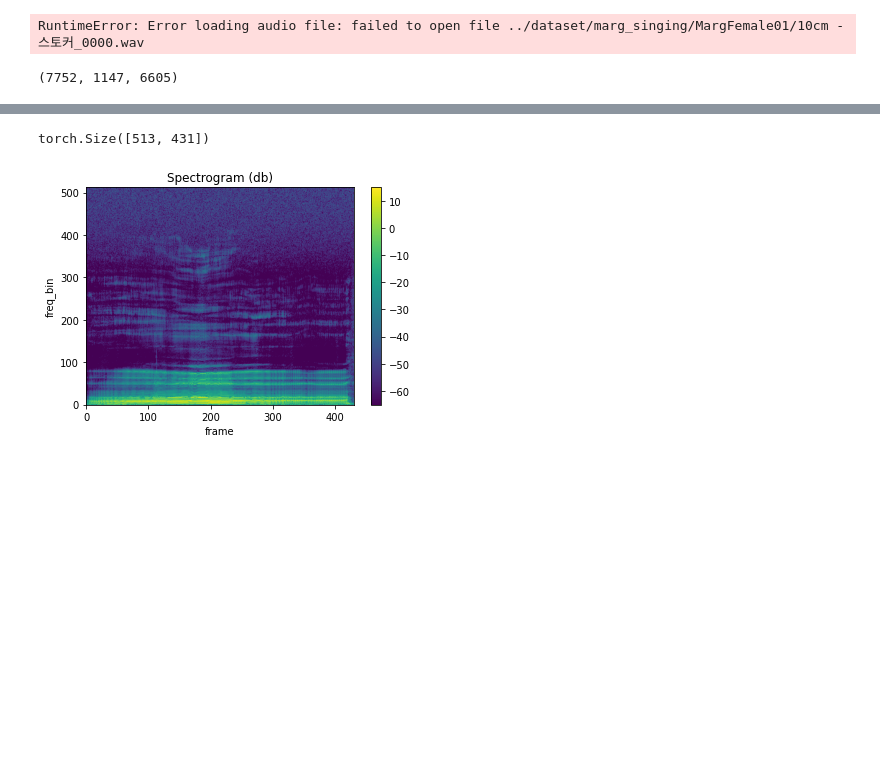
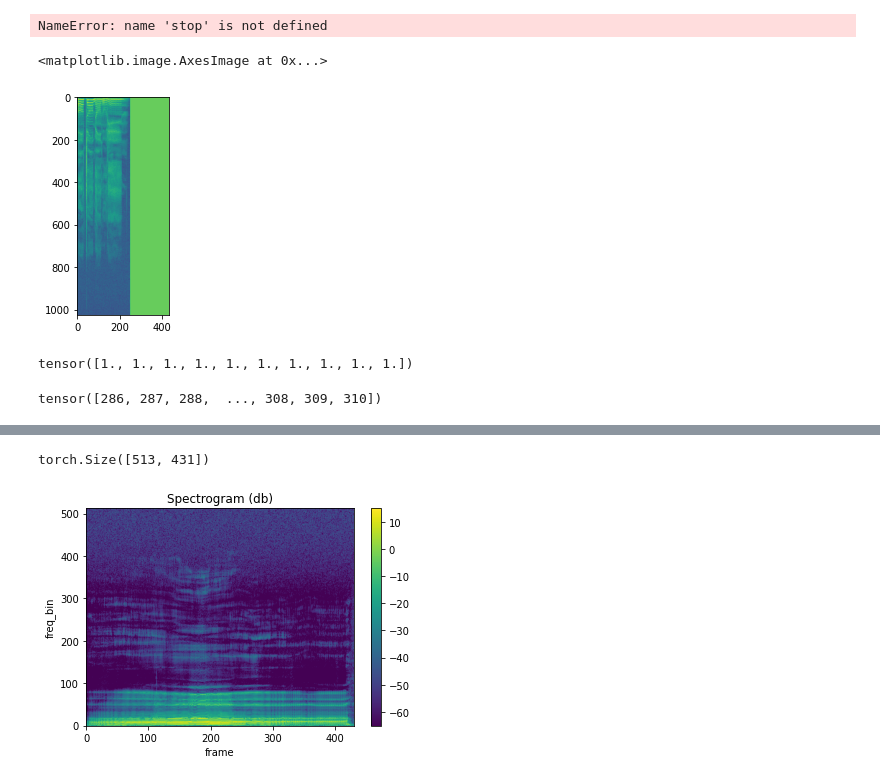
Before and after one commit to JaejunWL/A-in, a Jupyter notebook: data_loader_test.ipynb, the cells around one changed output, grey strips where cells are left out. Cells and saved outputs as stored; diff of their text form; code cells hidden in the pictures; blank space fills up the shorter version.

```diff
--- a/data_loader_test.ipynb
+++ b/data_loader_test.ipynb
@@ -88,31 +68,0 @@ whole: 9958 train: 7752 valid: 864 test: 1342
-# %%
-folder = '../dataset'
-cnt, cnt2, cnt3 = 0, 0, 0
-total_len = 0
-train_len = 0
-train_len_short = 0
-valid_len = 0
-test_len = 0
-for ix, lis in enumerate(train_list):
-    dat = torchaudio.info(os.path.join(folder, lis))
-    train_len += dat.num_frames
-    if dat.num_frames < 44100*2:
-        cnt += 1
-    if dat.num_frames < 44100*2.5:
-        cnt2 += 1
-        train_len_short += dat.num_frames
-    if dat.num_frames > 44100*5:
-        cnt3 += 1
-
-for ix, lis in enumerate(valid_list):
-    dat = torchaudio.info(os.path.join(folder, lis))
-    valid_len += dat.num_frames
-
-for ix, lis in enumerate(test_list):
-    dat = torchaudio.info(os.path.join(folder, lis))
-    test_len += dat.num_frames
-
-total_len = train_len + valid_len + test_len
-print('total:', np.round(total_len/44100.0/60,2), 'train:', np.round(train_len/44100.0/60,2), 'valid:', np.round(valid_len/44100.0/60,2), 'test:', np.round(test_len/44100.0/60,2))
-# %% [output]
-RuntimeError: Error loading audio file: failed to open file ../dataset/marg_singing/MargFemale01/10cm - 스토커_0000.wav
@@ -142,4 +69,29 @@ for ix, lis in enumerate(list(margs_train) + list(nuss_train) + list(vocals_trai
-# %%
-len(train_list), cnt2, len(new)
-# %% [output]
-(7752, 1147, 6605)
+# %%
+opt = easydict.EasyDict({
+    "data_dir": '/data1/singing_inpainting/dataset',
+    "input_length": 220500,
+    "image_height": 1025,
+    "image_width": 431,
+    "bbox_shape": 120,
+    "mask_type": 'time',
+    "batch_size": 4,
+    "mask_init": 'lerp',
+    "phase" : 0,
+    "num_workers" : 8,
+    "spec_pow" : 2,
+    })
+# %%
+trainset = dataset.InpaintDataset(opt, split='TRAIN')
+dataloader = DataLoader(trainset, batch_size = opt.batch_size, shuffle = True, num_workers = opt.num_workers, pin_memory = True)
+db_to_power = torchaudio.functional.DB_to_amplitude
+pow_to_db = torchaudio.transforms.AmplitudeToDB('power')
+for batch_idx, (audio, img, mask, mask_init) in enumerate(dataloader):
+    if batch_idx > 5:
+        stop
+# %% [output]
+NameError: name 'stop' is not defined
+# %%
+plt.imshow(img[1][0])
+# %% [output]
+<matplotlib.image.AxesImage at 0x...>
+[figure, added]
@@ -145,0 +109,8 @@ len(train_list), cnt2, len(new)
+# %%
+a
+# %% [output]
+tensor([1., 1., 1., 1., 1., 1., 1., 1., 1., 1.])
+# %%
+torch.where(mask[0,...,:]==1)[-1]
+# %% [output]
+tensor([286, 287, 288,  ..., 308, 309, 310])
```
Also changed, not shown: parts of 43 cells of this notebook, 11 other files.
